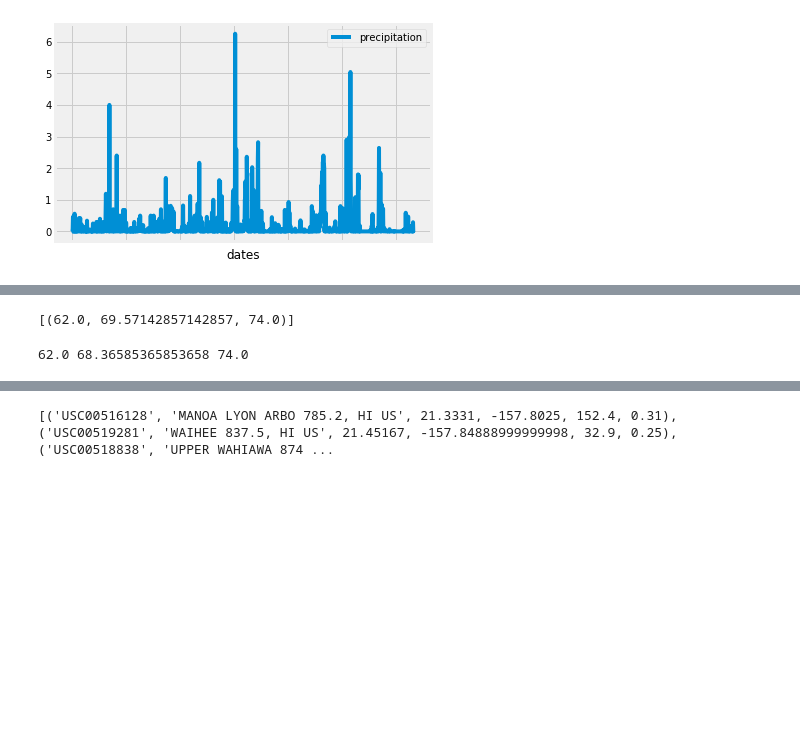
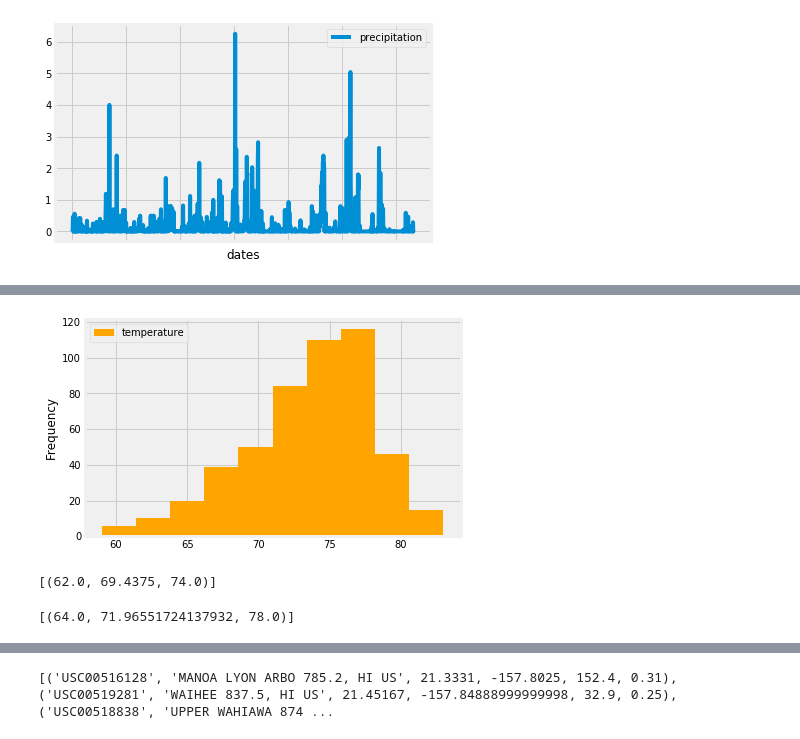
Before and after one commit to christopdr/data-analytics-bootcamp-2018, a Jupyter notebook: Homework8/climate_starter.ipynb, the cells around one changed output, grey strips where cells are left out. Saved outputs shown, nothing was run; the diff lists cells and outputs as text; code cells hidden in the pictures; blank space fills up the shorter version.

```diff
--- a/Homework8/climate_starter.ipynb
+++ b/Homework8/climate_starter.ipynb
@@ -117,0 +101,7 @@ datetime.datetime(2017, 1, 31, 0, 0)
+# %%
+measure = session.query(Measurement.station, func.count(Measurement.station)).group_by(Measurement.station).order_by(func.count(Measurement.station).desc())
+id_stations = []
+for x in measure:
+    if x[1] > 1000:
+        id_stations.append(x[0])
+    print(x)
@@ -118,4 +118,7 @@ datetime.datetime(2017, 1, 31, 0, 0)
 # %%
 # Using the station id from the previous query, calculate the lowest temperature recorded,
 # highest temperature recorded, and average temperature most active station?
+avg_temp = session.query(func.min(Measurement.tobs), func.max(Measurement.tobs), func.avg(Measurement.tobs)).group_by(Measurement.station).filter(Measurement.station.in_(id_stations[0:1])).all()
+for x in avg_temp:
+    print(x)
 # %% [output]
@@ -128,3 +126,19 @@ datetime.datetime(2017, 1, 31, 0, 0)
+# %%
+# Choose the station with the highest number of temperature observations.
+# Query the last 12 months of temperature observation data for this station and plot the results as a histogram
+
+temp_high = session.query(Measurement.tobs, Measurement.date).filter(Measurement.station == 'USC00519281')
+#and func.DATE(Measurement.date).between(dt.date(2017,8,31), dt.date(2017,4,1)) NOT WORKING!! :(
+
+temp_df = pd.DataFrame({'date': [x[1] for x in temp_high], 'temperature': [x[0] for x in temp_high]})
+temp_df['date'] = pd.to_datetime(temp_df['date'])
+mask = (temp_df['date'] < dt.datetime(2017, 12, 31)) & (temp_df['date'] >= dt.datetime(2016,4,1))
+temp_df = temp_df.loc[mask]
+temp_df.head()
+temp_df.plot.hist(x='date',y='temperature',color='orange')
+plt.show()
+# %% [output]
+[figure, added]
 # %%
 # This function called `calc_temps` will accept start date and end date in the format '%Y-%m-%d'
 # and return the minimum, average, and maximum temperatures for that range of dates
@@ -138,17 +152,21 @@ def calc_temps(start_date, end_date):
     Returns:
         TMIN, TAVE, and TMAX
     """
-
+    start_date = dt.datetime.strptime(start_date, '%Y-%m-%d')
+    end_date = dt.datetime.strptime(end_date, '%Y-%m-%d')
     return session.query(func.min(Measurement.tobs), func.avg(Measurement.tobs), func.max(Measurement.tobs)).\
         filter(Measurement.date >= start_date).filter(Measurement.date <= end_date).all()
 
 # function usage example
 print(calc_temps('2012-02-28', '2012-03-05'))
+#[(62.0, 69.57142857142857, 74.0)]
 # %% [output]
-[(62.0, 69.57142857142857, 74.0)]
+[(62.0, 69.4375, 74.0)]
 # %%
 # Use your previous function `calc_temps` to calculate the tmin, tavg, and tmax
 # for your trip using the previous year's data for those same dates.
+#62.0 68.36585365853658 74.0
+print(calc_temps('2017-02-28', '2017-03-05'))
 # %% [output]
-62.0 68.36585365853658 74.0
+[(64.0, 71.96551724137932, 78.0)]
 # %%
```
Also changed, not shown: parts of 13 cells of this notebook.
